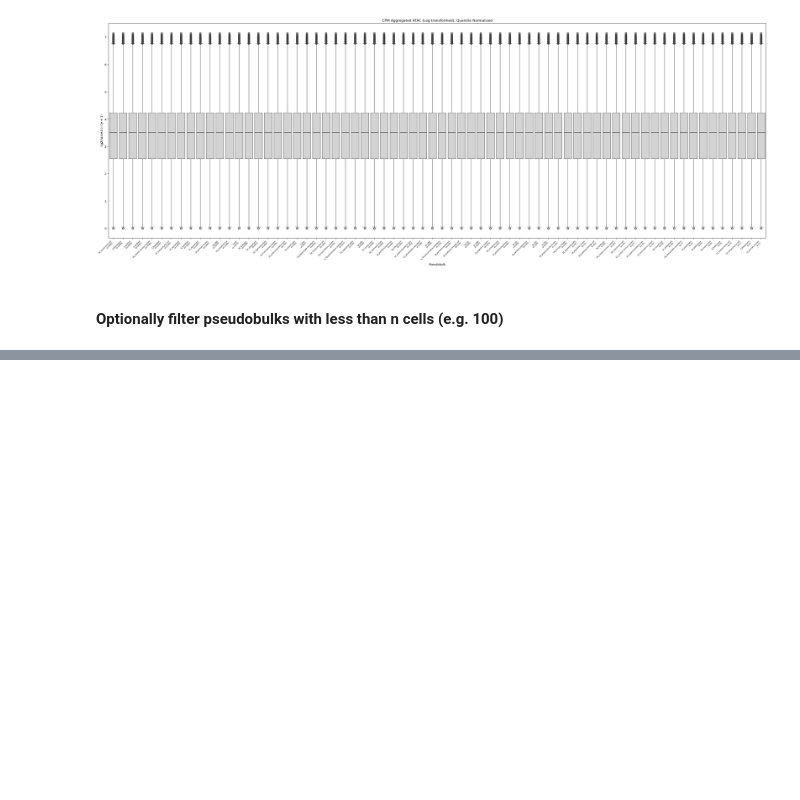
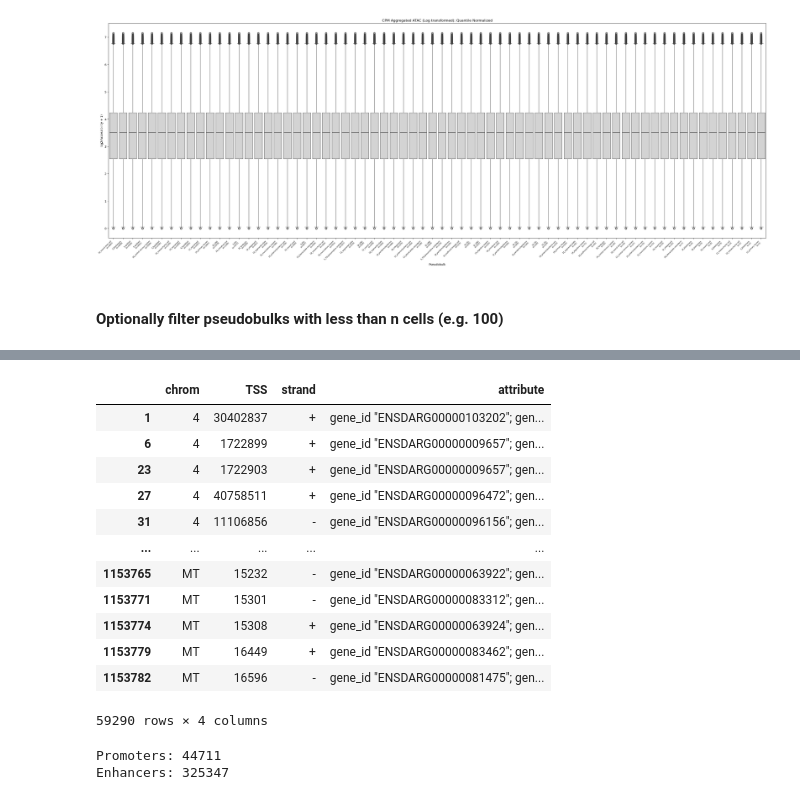
Before and after one commit to mourouzidou/zebrafish_development, a Jupyter notebook: notebooks/embryo/prepare_ATAC_data.ipynb, the cells around one changed output, grey strips where cells are left out. Drawn from its saved outputs; the diff is of its cells as text; code cells hidden in the pictures; blank space fills up the shorter version.

Commit message:
Added fucntional TSS - promoter/enhancer annotation

```diff
--- a/notebooks/embryo/prepare_ATAC_data.ipynb
+++ b/notebooks/embryo/prepare_ATAC_data.ipynb
@@ -210,0 +263,40 @@ plot_distributions(
+# %%
+import pandas as pd
+from scipy.spatial import cKDTree
+import numpy as np
+
+def extract_tss_from_gtf(gtf_path):
+    colnames = [
+        "chrom", "source", "feature", "start", "end", "score", "strand", "frame", "attribute"
+    ]
+    gtf = pd.read_csv(
+        gtf_path, sep='\t', comment='#', names=colnames, low_memory=False
+    )
+
+    # Keep only transcripts or exons to get TSS
+    gtf = gtf[gtf['feature'] == 'transcript']
+
+    # Compute TSS depending on strand
+    gtf['TSS'] = gtf.apply(lambda row: row['start'] if row['strand'] == '+' else row['end'], axis=1)
+    gtf = gtf[['chrom', 'TSS', 'strand', 'attribute']].copy()
+
+    return gtf
+gtf_path = "../../data/genome/Danio_rerio.GRCz11.111.chr.gtf"
+
+tss_df = extract_tss_from_gtf(gtf_path)
+# %%
+tss_df
+# %% [output]
+|  | chrom | TSS | strand | attribute |
+| 1 | 4 | 30402837 | + | gene_id "ENSDARG00000103202"; gen... |
+| 6 | 4 | 1722899 | + | gene_id "ENSDARG00000009657"; gen... |
+| 23 | 4 | 1722903 | + | gene_id "ENSDARG00000009657"; gen... |
+| 27 | 4 | 40758511 | + | gene_id "ENSDARG00000096472"; gen... |
+| 31 | 4 | 11106856 | - | gene_id "ENSDARG00000096156"; gen... |
+| ... | ... | ... | ... | ... |
+| 1153765 | MT | 15232 | - | gene_id "ENSDARG00000063922"; gen... |
+| 1153771 | MT | 15301 | - | gene_id "ENSDARG00000083312"; gen... |
+| 1153774 | MT | 15308 | + | gene_id "ENSDARG00000063924"; gen... |
+| 1153779 | MT | 16449 | + | gene_id "ENSDARG00000083462"; gen... |
+| 1153782 | MT | 16596 | - | gene_id "ENSDARG00000081475"; gen... |
+59290 rows × 4 columns
@@ -210,0 +343,10 @@ plot_distributions(
+# %%
+# Annotate your peaks
+df_annotated = annotate_promoter_enhancer(df_log_qn_seq, tss_df, distance_threshold=1000)
+
+# Check results
+print(f"Promoters: {(df_annotated['region_type'] == 'promoter').sum()}")
+print(f"Enhancers: {(df_annotated['region_type'] == 'enhancer').sum()}")
+# %% [output]
+Promoters: 44711
+Enhancers: 325347
```
Also changed, not shown: parts of 15 cells of this notebook.
